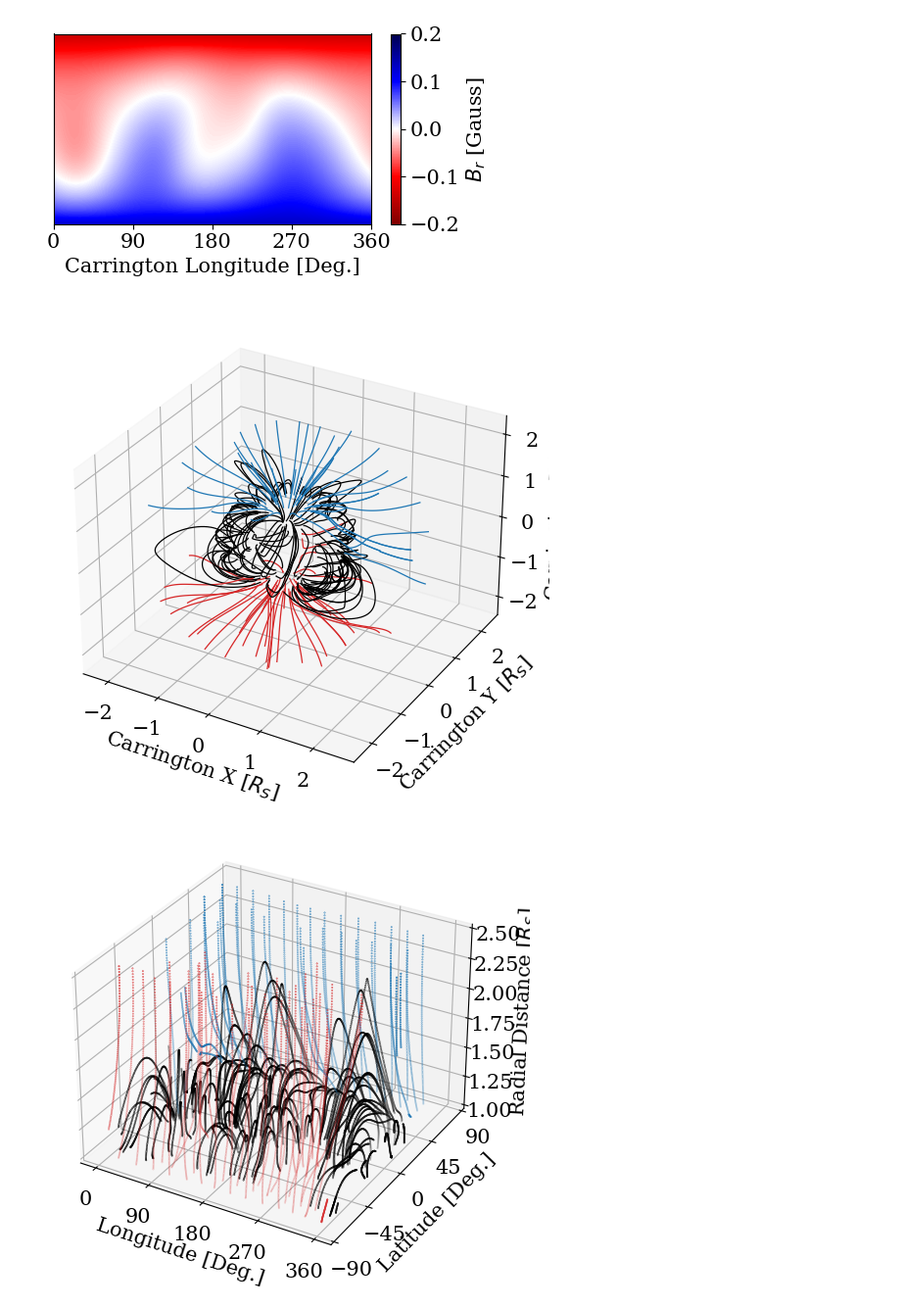
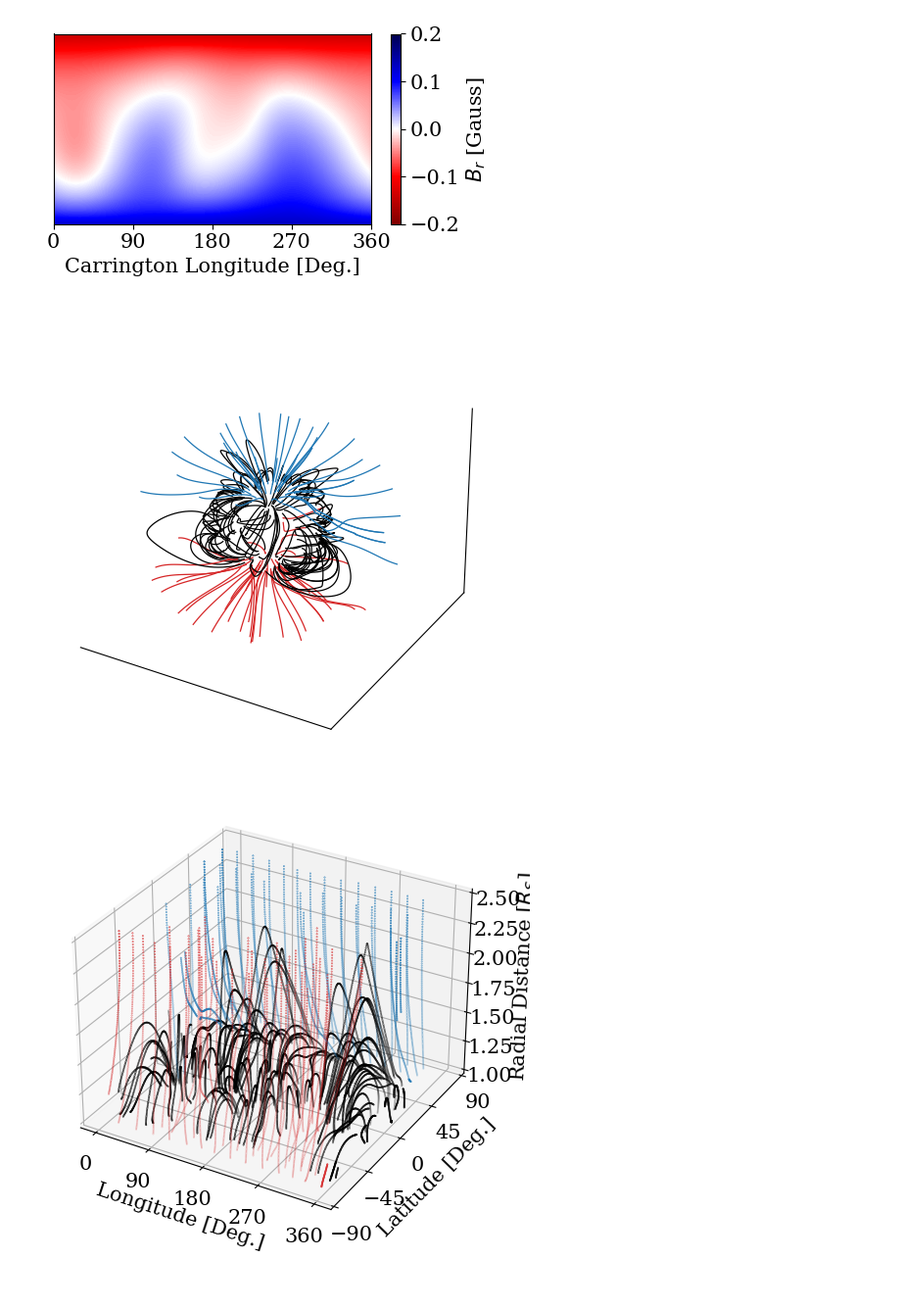
Before and after one commit to opaliss/Parameter_Estimation_Solar_Wind, a Jupyter notebook: model_chain_results/PFSS-WSA-HUX-CR2053.ipynb, the cells around one changed output. Shown at 98% size. Saved outputs shown, nothing was run; the diff lists cells and outputs as text; code cells hidden in the pictures.

```diff
--- a/model_chain_results/PFSS-WSA-HUX-CR2053.ipynb
+++ b/model_chain_results/PFSS-WSA-HUX-CR2053.ipynb
@@ -186,21 +186,31 @@ field_lines = tracer.trace(seeds, pfss_out)
 # %%
 fig = plt.figure(constrained_layout=True, figsize=(7, 5))
 ax = fig.add_subplot(111, projection='3d')
 
 for field_line in field_lines:
     color = {0: 'black', -1: 'tab:blue', 1: 'tab:red'}.get(field_line.polarity)
     coords = field_line.coords
     coords.representation_type = 'cartesian'
     ax.plot(coords.x / const.R_sun,
             coords.y / const.R_sun,
             coords.z / const.R_sun,
             color=color, linewidth=0.9)
-ax.set_xlabel(r"Carrington X [$R_{S}$]")
-ax.set_ylabel(r"Carrington Y [$R_{S}$]")
-ax.set_zlabel(r"Carrington Z [$R_{S}$]")
+
+ax.xaxis.pane.fill = False
+ax.yaxis.pane.fill = False
+ax.zaxis.pane.fill = False
+ax.xaxis.pane.set_edgecolor('w')
+ax.yaxis.pane.set_edgecolor('w')
+ax.zaxis.pane.set_edgecolor('w')
+# Bonus: To get rid of the grid as well:
+ax.grid(False)
+ax.set_xticks([])
+ax.set_yticks([])
+ax.set_zticks([])
+plt.tight_layout()
 plt.savefig("../figs/CR" + str(CR) + "/PFSS_field_lines_spherical_cr"+ str(CR) + ".png", dpi=600)
 # %% [output]
-[figure, old version]
+[figure, new version]
 # %%
 fig = plt.figure(constrained_layout=True, figsize=(7, 5))
 ax = fig.add_subplot(111, projection='3d')
```
Also changed, not shown: parts of 10 cells of this notebook, 17 other files.
